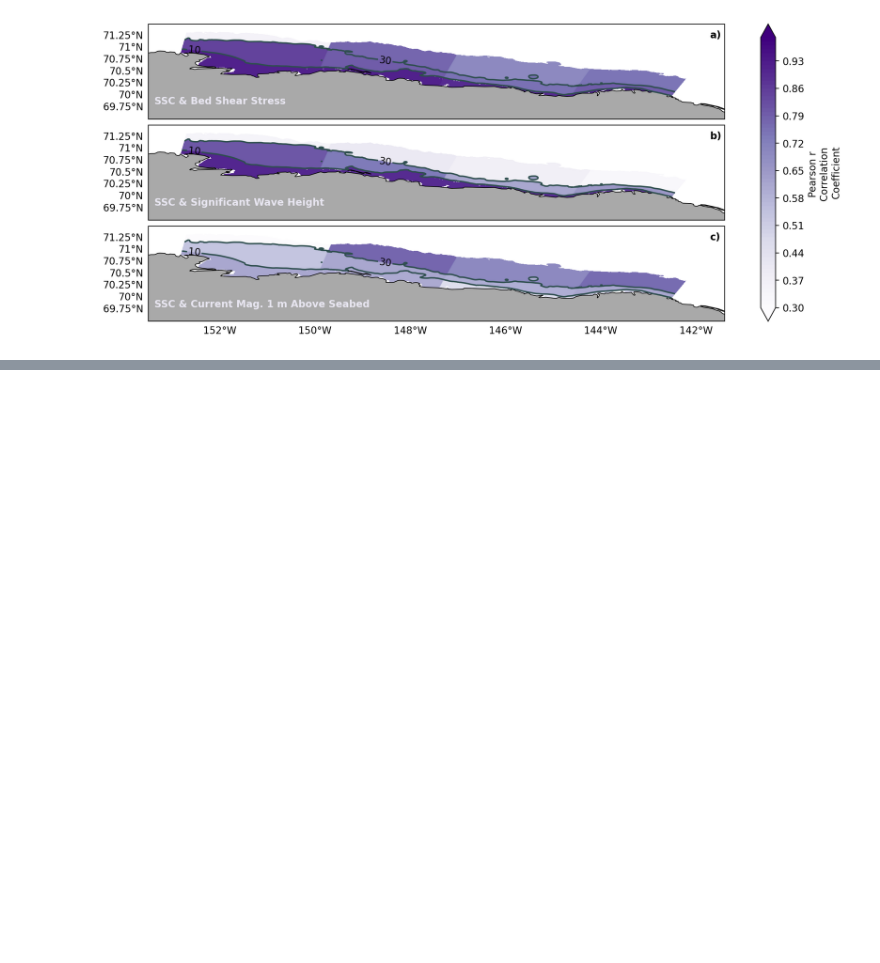
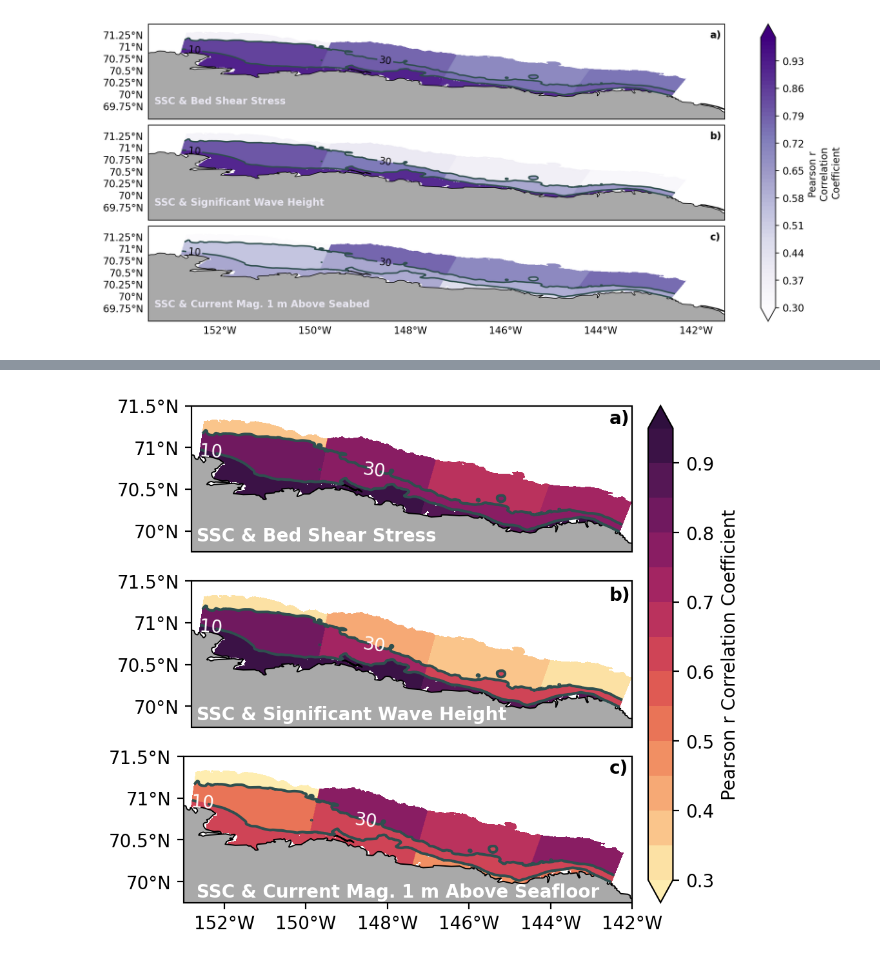
Before and after one commit to bundzis/Beaufort_ROMS_ssc_comp, a Jupyter notebook: Analysis/plot_correlations_as_maps.ipynb, the cells around one changed output, grey strips where cells are left out. Drawn from its saved outputs; the diff is of its cells as text; code cells hidden in the pictures; blank space fills up the shorter version.

```diff
--- a/Analysis/plot_correlations_as_maps.ipynb
+++ b/Analysis/plot_correlations_as_maps.ipynb
@@ -1005,0 +1010,84 @@ Text(0.76, 0.312, 'c)')
+# %%
+# Plot again but fix the aspect ratios
+
+# Set the levels
+lev_corr = np.arange(0.3, 1, 0.05)
+lev_bathy = [10, 30, 60]
+
+# Make the figure
+fig, ax = plt.subplots(3, figsize=(16,5), dpi=200,
+                       #constrained_layout=True,
+                       subplot_kw={'projection': crs})
+
+# SSC and bed shear stress
+cs1 = ax[0].contourf(grid.lon_rho, grid.lat_rho, ssc_bstr_unag_corr_map*temp_mask*mask_rho_nan.nudge_mask_rho_nan, lev_corr, cmap=cmocean.cm.matter, #'Purples'
+                  transform=ccrs.PlateCarree(), extend='both')
+
+# SSC and Hwave
+cs2 = ax[1].contourf(grid.lon_rho, grid.lat_rho, ssc_hwave_unag_corr_map*temp_mask*mask_rho_nan.nudge_mask_rho_nan, lev_corr, cmap=cmocean.cm.matter,
+                  transform=ccrs.PlateCarree(), extend='both')
+
+# SSC and bottom current 1 m above seafloor
+cs3 = ax[2].contourf(grid.lon_rho, grid.lat_rho, ssc_botcurmag_unag_corr_map*temp_mask*mask_rho_nan.nudge_mask_rho_nan, lev_corr, cmap=cmocean.cm.matter,
+                  transform=ccrs.PlateCarree(), extend='both')
+
+# Loop through axes to add features
+for r in range(3):
+    # Plot bathymetry
+    c1 = ax[r].contour(grid.lon_rho, grid.lat_rho, grid.h*mask_rho_nan.nudge_mask_rho_nan, lev_bathy, colors='darkslategrey', linewidth=2)
+    ax[r].clabel(c1, inline=True, fontsize=10, colors='white')
+
+    # Set extent and map features
+    #ax[r].set_extent([-153.5,-141.4,69.5, 71.5],ccrs.PlateCarree())
+    ax[r].set_extent([-153,-142.2,69.75, 71.5],ccrs.PlateCarree())
+    # ax.set_aspect(lat_rad)
+    ax[r].add_feature(cfeature.NaturalEarthFeature('physical', 'land', '10m',
+                                                facecolor='darkgray'), linewidth=.7)
+    ax[r].coastlines(resolution='10m', linewidth=.7)
+
+    # Set tick locations
+    xticks = [-152, -150, -148, -146, -144, -142]
+    yticks = [70, 70.5, 71, 71.5]
+
+    ax[r].set_yticks(yticks, crs=ccrs.PlateCarree())
+    ax[r].yaxis.set_major_formatter(cticker.LatitudeFormatter())
+
+    # Optional: format tick labels as lon/lat
+    if r == 2:
+        ax[r].set_xticks(xticks, crs=ccrs.PlateCarree())
+        ax[r].xaxis.set_major_formatter(cticker.LongitudeFormatter())
+
+    # Turn on ticks only on left & bottom
+    ax[r].tick_params(top=False, right=False)
+
+    # gl = ax[r].gridlines(crs=ccrs.PlateCarree(),
+    #                   draw_labels=True,
+    #                   x_inline=False, y_inline=False,
+    #                   linewidth=0, color='k',alpha=0.5)
+    # gl.right_labels = gl.top_labels = False
+    # if r == 2:
+    #     gl.bottom_labels = True
+    # else:
+    #     gl.bottom_labels = False
+    # gl.xlocator = ticker.FixedLocator([-152, -150,-148,-146,-144,-142])
+    # gl.xlabel_style = {'rotation': 0, 'ha': 'center'}
+
+    # Fix the aspect ratio
+    lon_min, lon_max = -153, -142.2
+    lat_min, lat_max = 69.75, 71.5
+    mid_lat = (lat_min + lat_max) / 2
+    aspect = (lon_max - lon_min) * np.cos(np.deg2rad(mid_lat)) / (lat_max - lat_min)
+    ax[r].set_aspect(aspect)
+
+fig.colorbar(cs1, ax=[ax[0], ax[1], ax[2]], extend='both', pad=0.01).set_label('Pearson r Correlation Coefficient')
+
+# Add text explaining what each plot is
+fig.text(0.565, 0.670, 'SSC & Bed Shear Stress', color='white', fontweight='bold') # fontweight='bold', fontsize=fontsize
+fig.text(0.565, 0.393, 'SSC & Significant Wave Height', color='white', fontweight='bold') # fontweight='bold', fontsize=fontsize
+fig.text(0.565, 0.118, 'SSC & Current Mag. 1 m Above Seafloor', color='white', fontweight='bold') # fontweight='bold', fontsize=fontsize, E9E7F2
+
+# Add subplot labels
+fig.text(0.765, 0.852, 'a)', fontweight='bold') # fontweight='bold', fontsize=fontsize
+fig.text(0.765, 0.578, 'b)', fontweight='bold') # fontweight='bold', fontsize=fontsize
+fig.text(0.765, 0.310, 'c)', fontweight='bold') # fontweight='bold', fontsize=fontsize
+# %% [output]
@@ -1006,3 +1095,4 @@ Text(0.76, 0.312, 'c)')
+[figure, added]
 # %%
 # Compare with the line plot to see if the values look correct
 # Waves need to be fixed once time is fixed but the general idea is there!
```
Also changed, not shown: parts of 14 cells of this notebook.
